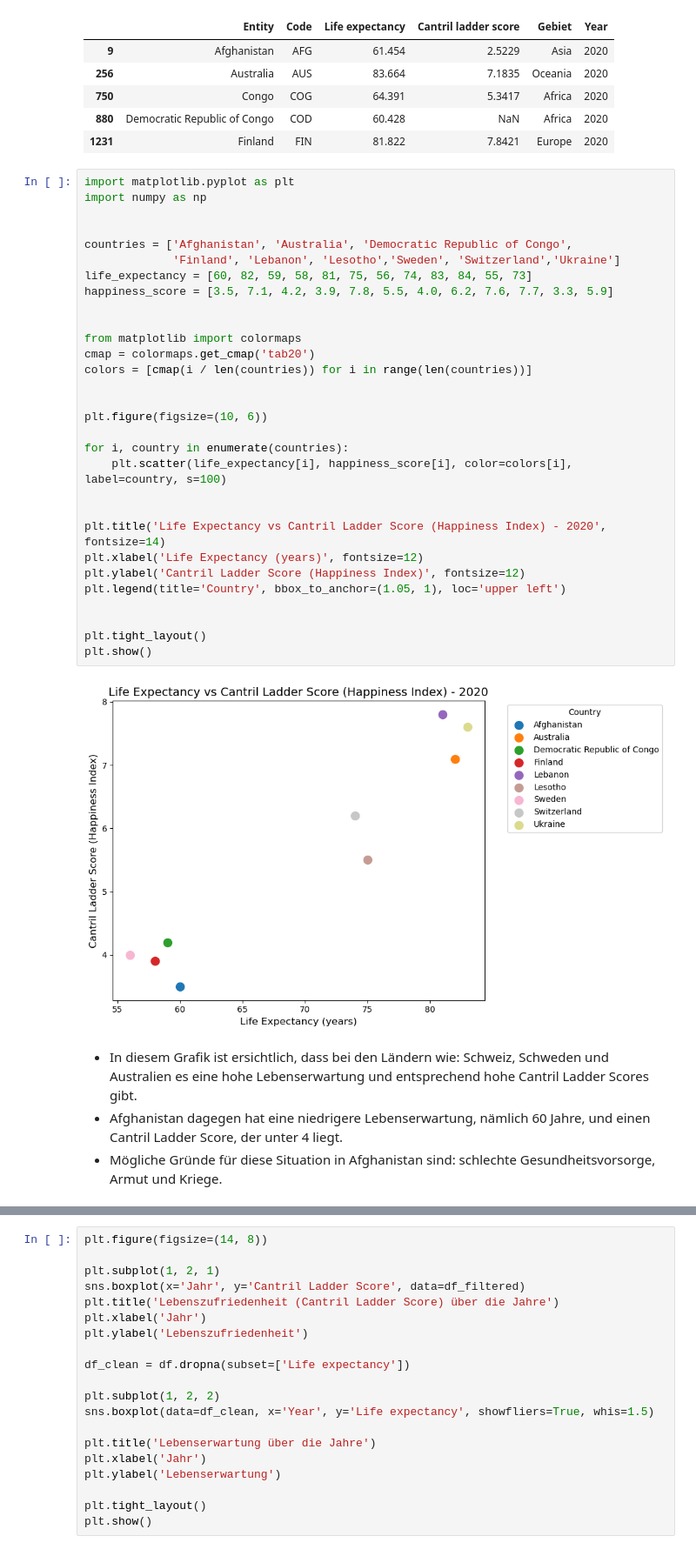
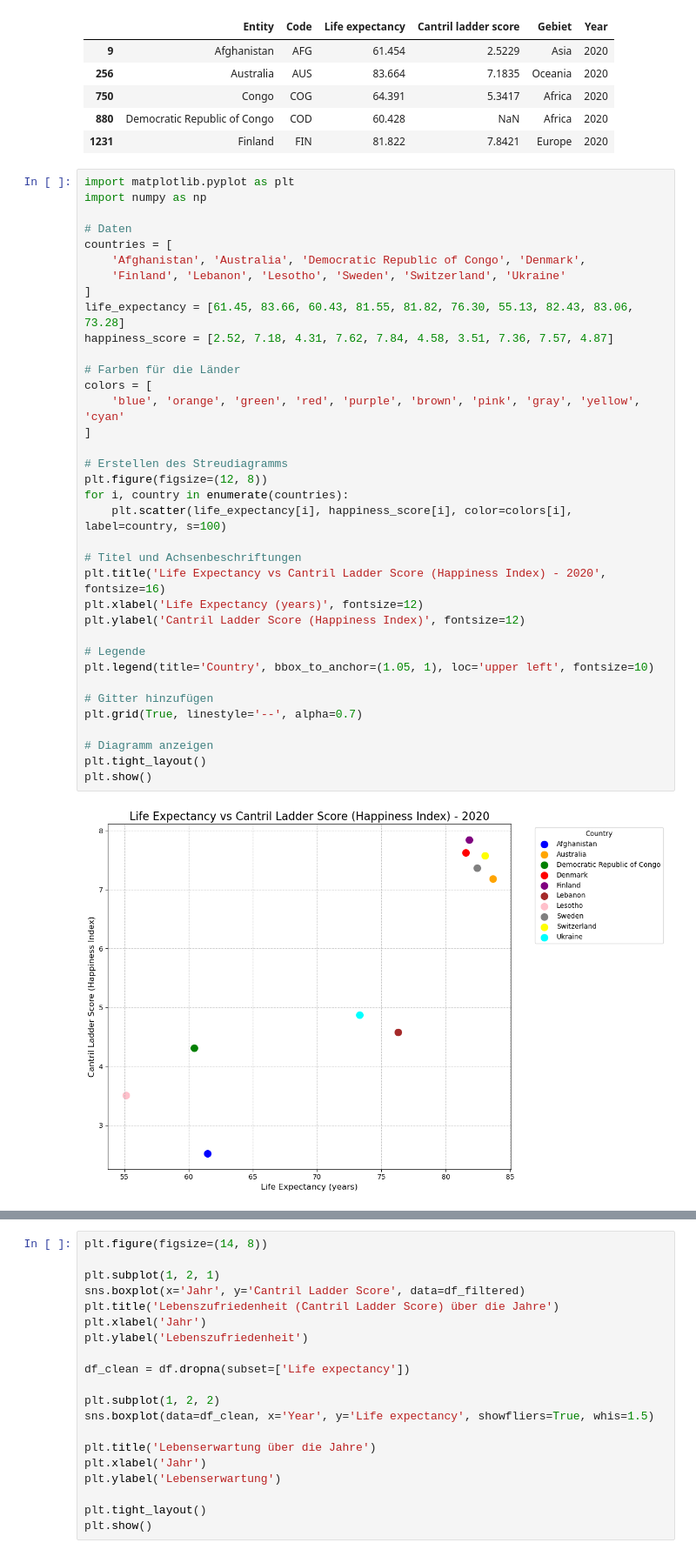
Before and after one commit to Elena-avk/elena, a Jupyter notebook: LN_Python_Elena_Yasemin.ipynb, the cells around one changed output, grey strips where cells are left out. Shown at 87% size. Drawn from its saved outputs; the diff is of its cells as text.

```diff
--- a/LN_Python_Elena_Yasemin.ipynb
+++ b/LN_Python_Elena_Yasemin.ipynb
@@ -652,39 +656,41 @@ df_filtered_2020.head()
 | 750 | Congo | COG | 64.391 | 5.3417 | Africa | 2020 |
 | 880 | Democratic Republic of Congo | COD | 60.428 | NaN | Africa | 2020 |
 | 1231 | Finland | FIN | 81.822 | 7.8421 | Europe | 2020 |
-# %%
-import matplotlib.pyplot as plt
-import numpy as np
-
-
-countries = ['Afghanistan', 'Australia', 'Democratic Republic of Congo',
-             'Finland', 'Lebanon', 'Lesotho','Sweden', 'Switzerland','Ukraine']
-life_expectancy = [60, 82, 59, 58, 81, 75, 56, 74, 83, 84, 55, 73]
-happiness_score = [3.5, 7.1, 4.2, 3.9, 7.8, 5.5, 4.0, 6.2, 7.6, 7.7, 3.3, 5.9]
-
-
-from matplotlib import colormaps
-cmap = colormaps.get_cmap('tab20')
-colors = [cmap(i / len(countries)) for i in range(len(countries))]
-
-
-plt.figure(figsize=(10, 6))
-
-for i, country in enumerate(countries):
-    plt.scatter(life_expectancy[i], happiness_score[i], color=colors[i], label=country, s=100)
-
-
-plt.title('Life Expectancy vs Cantril Ladder Score (Happiness Index) - 2020', fontsize=14)
-plt.xlabel('Life Expectancy (years)', fontsize=12)
-plt.ylabel('Cantril Ladder Score (Happiness Index)', fontsize=12)
-plt.legend(title='Country', bbox_to_anchor=(1.05, 1), loc='upper left')
-
-
-plt.tight_layout()
-plt.show()
-# %% [output]
-[figure, removed]
-# %% [markdown]
-- In diesem Grafik ist ersichtlich, dass bei den Ländern wie: Schweiz, Schweden und Australien es eine hohe Lebenserwartung und entsprechend hohe Cantril Ladder Scores gibt.
-- Afghanistan dagegen hat eine niedrigere Lebenserwartung, nämlich 60 Jahre, und einen Cantril Ladder Score, der unter 4 liegt.
-- Mögliche Gründe für diese Situation in Afghanistan sind: schlechte Gesundheitsvorsorge, Armut und Kriege.
+# %%
+import matplotlib.pyplot as plt
+import numpy as np
+
+# Daten
+countries = [
+    'Afghanistan', 'Australia', 'Democratic Republic of Congo', 'Denmark',
+    'Finland', 'Lebanon', 'Lesotho', 'Sweden', 'Switzerland', 'Ukraine'
+]
+life_expectancy = [61.45, 83.66, 60.43, 81.55, 81.82, 76.30, 55.13, 82.43, 83.06, 73.28]
+happiness_score = [2.52, 7.18, 4.31, 7.62, 7.84, 4.58, 3.51, 7.36, 7.57, 4.87]
+
+# Farben für die Länder
+colors = [
+    'blue', 'orange', 'green', 'red', 'purple', 'brown', 'pink', 'gray', 'yellow', 'cyan'
+]
+
+# Erstellen des Streudiagramms
+plt.figure(figsize=(12, 8))
+for i, country in enumerate(countries):
+    plt.scatter(life_expectancy[i], happiness_score[i], color=colors[i], label=country, s=100)
+
+# Titel und Achsenbeschriftungen
+plt.title('Life Expectancy vs Cantril Ladder Score (Happiness Index) - 2020', fontsize=16)
+plt.xlabel('Life Expectancy (years)', fontsize=12)
+plt.ylabel('Cantril Ladder Score (Happiness Index)', fontsize=12)
+
+# Legende
+plt.legend(title='Country', bbox_to_anchor=(1.05, 1), loc='upper left', fontsize=10)
+
+# Gitter hinzufügen
+plt.grid(True, linestyle='--', alpha=0.7)
+
+# Diagramm anzeigen
+plt.tight_layout()
+plt.show()
+# %% [output]
+[figure, added]
```
Also changed, not shown: parts of 5 cells of this notebook.
